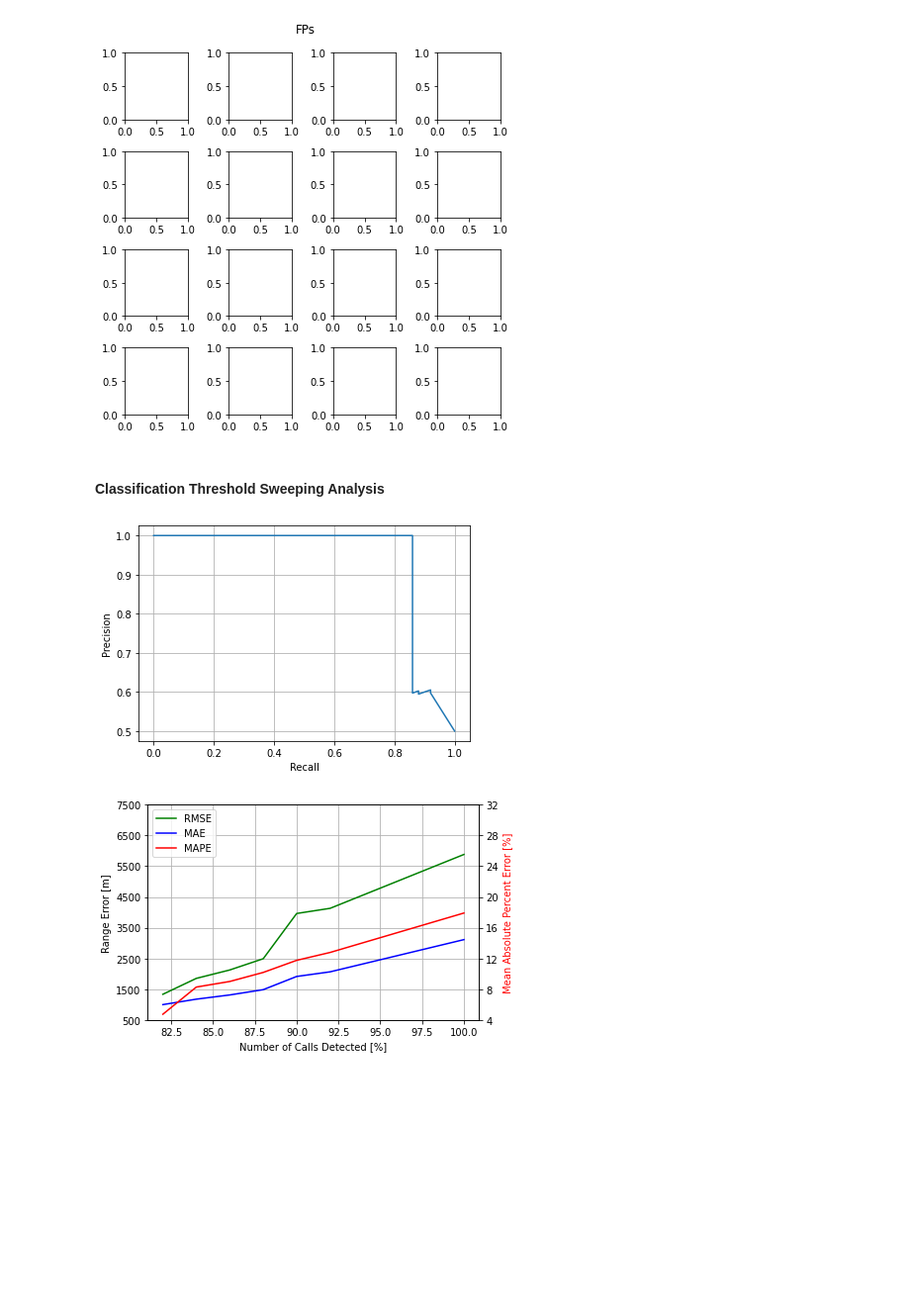
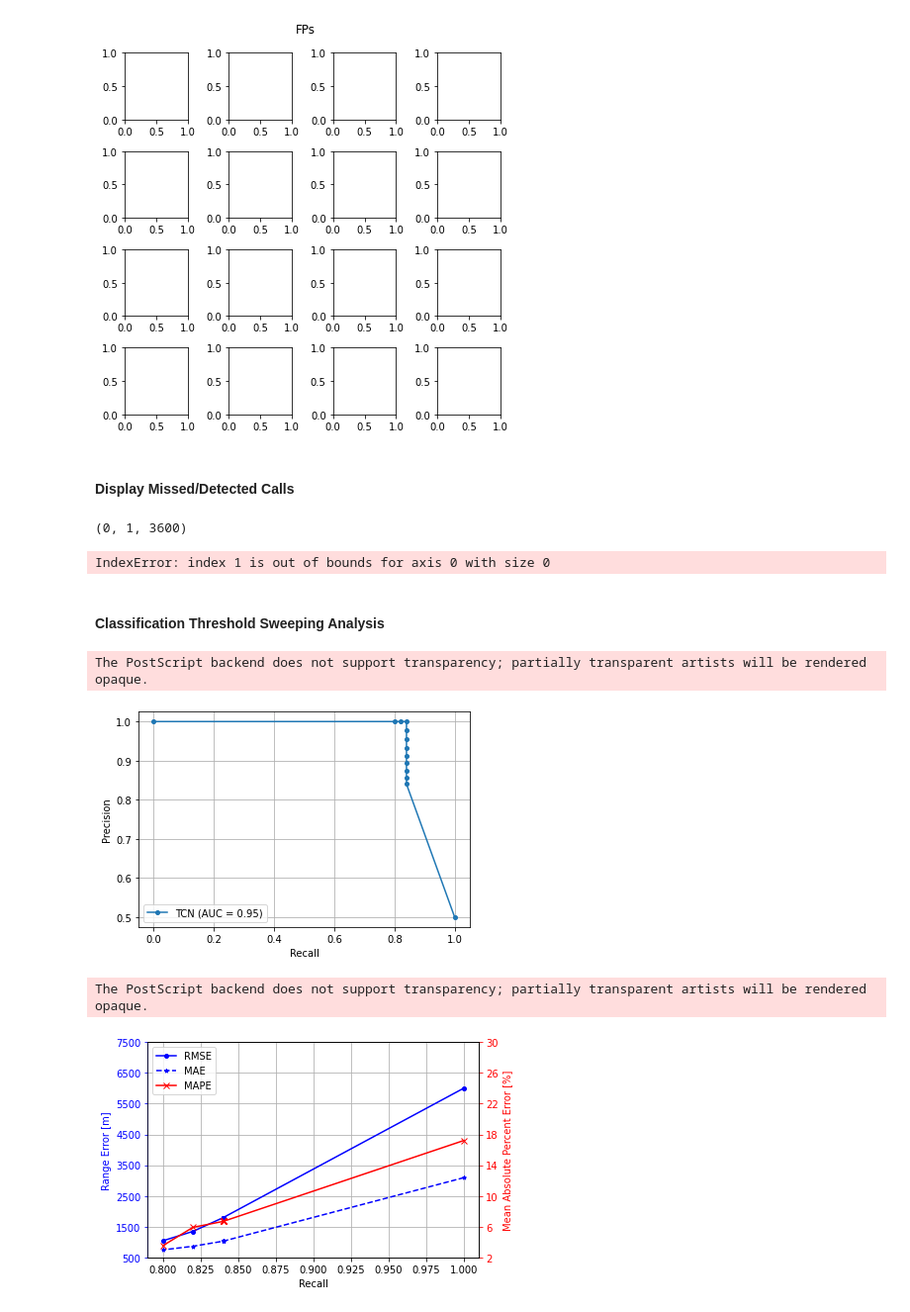
Before and after one commit to whoi-mars/detect_and_range, a Jupyter notebook: evaluate.ipynb, the cells around one changed output. Shown at 99% size. Saved outputs shown, nothing was run; the diff lists cells and outputs as text; code cells hidden in the pictures; blank space fills up the shorter version.

```diff
--- a/evaluate.ipynb
+++ b/evaluate.ipynb
@@ -35,7 +35,7 @@ dl = dataLoader.get_dataloaders(data_dir=config.data_dir,
 model = BranchedTCN_CE(input_size=232, output_size=2, num_channels=[368]*9, kernel_size=6, dropout=0.35, softmax=True).to(device)
 #model = BranchedTCN(input_size=232, output_size=2, num_channels=[368]*9, kernel_size=6, dropout=0.35).to(device)
 #model = TCN(input_size=232, output_size=2, num_channels=[368]*9, kernel_size=6, dropout=0.35).to(device)
-model.load_state_dict(torch.load(os.path.join(config.models_dir + '/L2NormFixLoss2', 'weights_59.pt'), map_location=device)['model_state_dict'])
+model.load_state_dict(torch.load(os.path.join(config.models_dir + '/L2NormFixLoss2', 'weights_100.pt'), map_location=device)['model_state_dict'])
 # %% [output]
 <All keys matched successfully>
 # %% [markdown]
@@ -101,7 +104,7 @@ def evaluate_model(model, dataloader, thresh=0.5, save_data=False):
     return ranges_p, ranges_t, class_p, class_t, outputs_all, X
 # %%
 # evaluate
-ranges_p, ranges_t, class_p, class_t, _, _ = evaluate_model(model, dl['test'], thresh=0.5, save_data=False)
+ranges_p, ranges_t, class_p, class_t, _, _, snr_t = evaluate_model(model, dl['test'], thresh=0.5, save_data=False)
 
 # get some stats
 p = precision_score(class_t, class_p)
@@ -323,3 +362,5 @@ display_FNs(warp_ranges_t[inds_fnfp[0]], warp_ranges_p[inds_fnfp[0]], warp_class
 display_FPs(warp_ranges_t[inds_fnfp[0]], warp_ranges_p[inds_fnfp[0]], warp_class_t[inds_fnfp[0]], warp_class_p[inds_fnfp[0]], dataset[inds_fnfp[0]])
 # %% [output]
 [figure]
+# %% [markdown]
+#### Display Missed/Detected Calls
@@ -326,10 +429,17 @@ display_FPs(warp_ranges_t[inds_fnfp[0]], warp_ranges_p[inds_fnfp[0]], warp_class
+# %%
+inter = (config.max_range - config.min_range) / 3
+
+display_missed_detected(warp_ranges_t[inds_fnfp[0]], warp_ranges_p[inds_fnfp[0]], warp_class_t[inds_fnfp[0]], warp_class_p[inds_fnfp[0]], dataset[inds_fnfp[0]], [config.min_range + (2*inter), config.max_range], randomize=True)
+# %% [output]
+(0, 1, 3600)
+IndexError: index 1 is out of bounds for axis 0 with size 0
 # %% [markdown]
 #### Classification Threshold Sweeping Analysis
 # %%
-def class_thresh_sweep(outputs, warp_ranges_t, warp_class_t):
+def class_thresh_sweep(outputs, warp_ranges_t, warp_class_t, save=False):
 
     # Get precision-recall curve
-    from sklearn.metrics import precision_recall_curve
+    from sklearn.metrics import precision_recall_curve, auc
     precision, recall, thresholds = precision_recall_curve(warp_class_t, outputs[:,2])
 
     # Initialize lists for range statistics
@@ -358,38 +468,49 @@ def class_thresh_sweep(outputs, warp_ranges_t, warp_class_t):
             RMSE.append(rmse)
             MAPE.append(mape*100)
             MAE.append(mae)
-            num_detected.append((len(ranges_t)/50)*100)
+            num_detected.append((len(ranges_t)/50))
         else:
             import warnings
             warnings.warn("At least one threshold setting resulted in zero detections.")
 
     # Plot PRC
     plt.figure()
-    plt.plot(recall, precision)
+    area_uc = auc(recall, precision)
+    plt.plot(recall, precision, '-o', label='TCN (AUC = {:.2f})'.format(area_uc), markersize=4)
     plt.xlabel("Recall")
     plt.ylabel("Precision")
     plt.grid()
+    plt.legend()
+    if save:
+        plt.savefig(config.data_dir + '/prc.eps', format='eps')
     plt.show()
 
     # Plot range statistics
     plt.figure()
     ax1 = plt.subplot()
-    l1, = ax1.plot(num_detected, RMSE, 'g-')
-    l2, = ax1.plot(num_detected, MAE, 'b-')
+    l1, = ax1.plot(num_detected, RMSE, 'bo-', markersize=4)
+    l2, = ax1.plot(num_detected, MAE, 'b*--', markersize=4)
     ax2 = ax1.twinx()
-    l3, = ax2.plot(num_detected, MAPE, 'red')
-    ax1.set_xlabel("Number of Calls Detected [%]")
-    ax1.set_ylabel("Range Error [m]")
+    l3, = ax2.plot(num_detected, MAPE, 'rx-')
+    ax1.tick_params(axis='y', colors='blue')
+    ax1.spines["left"].set_edgecolor('blue')
+    ax1.set_xlabel("Recall")
+    ax1.set_ylabel("Range Error [m]", color='blue')
     ax2.set_ylabel("Mean Absolute Percent Error [%]", color='red')
+    ax2.tick_params(axis='y', colors='red')
     ax1.grid(True)
     ax1.set_ylim([500,7500])
-    ax2.set_ylim([4,32])
+    ax2.set_ylim([2,30])
     ax1.set_yticks(np.linspace(ax1.get_ybound()[0], ax1.get_ybound()[1], 8))
     ax2.set_yticks(np.linspace(ax2.get_ybound()[0], ax2.get_ybound()[1], 8))
     plt.legend([l1, l2, l3], ["RMSE", "MAE", "MAPE"], loc='upper left')
+    if save:
+        plt.savefig(config.data_dir + '/rangethresh.eps', format='eps')
     plt.show()
 # %%
-class_thresh_sweep(outputs[inds_fnfp[0],...], warp_ranges_t[inds_fnfp[0]], warp_class_t[inds_fnfp[0]])
+class_thresh_sweep(outputs[inds_fnfp[0],...], warp_ranges_t[inds_fnfp[0]], warp_class_t[inds_fnfp[0]], save=True)
 # %% [output]
+The PostScript backend does not support transparency; partially transparent artists will be rendered opaque.
-[figure, old version]
+[figure, new version]
+The PostScript backend does not support transparency; partially transparent artists will be rendered opaque.
-[figure, old version]
+[figure, new version]
```
Also changed, not shown: parts of 17 cells of this notebook.
